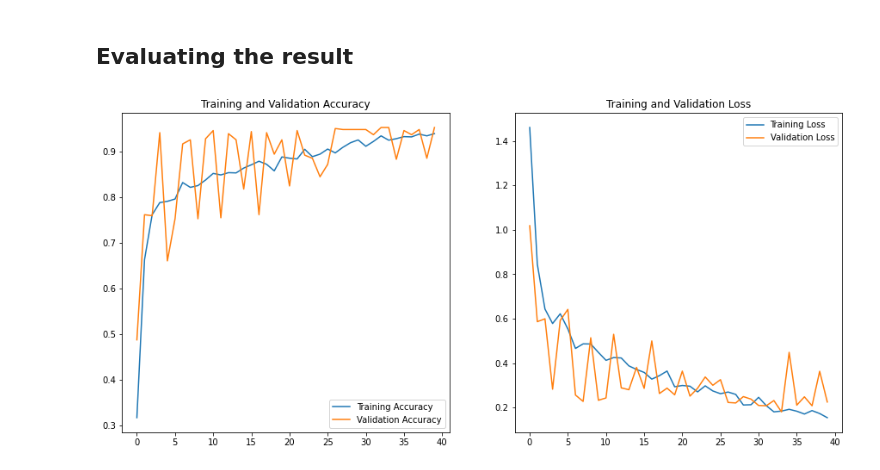
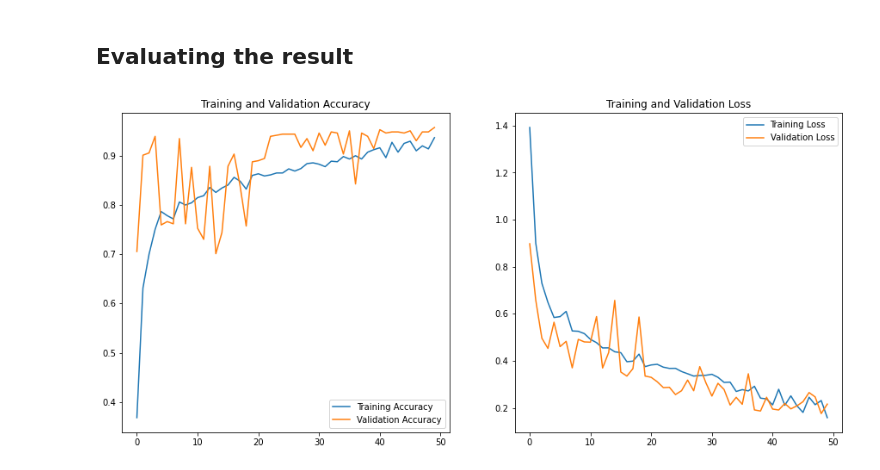
Before and after one commit to archihalder/Fruit-Classifier, a Jupyter notebook: Notebook/main.ipynb, the cells around one changed output. Drawn from its saved outputs; the diff is of its cells as text; code cells hidden in the pictures.

```diff
--- a/Notebook/main.ipynb
+++ b/Notebook/main.ipynb
@@ -11,7 +11,7 @@ from tensorflow.keras.preprocessing.image import ImageDataGenerator
 # %% [markdown]
 ## Loading the Dataset
 # %%
-main_dir = "/home/archihalder/Projects/Fruit Classifier/Classes"
+main_dir = "/home/archihalder/Projects/Fruit Classifier/Data"
 os.listdir(main_dir)
 # %% [output]
 ['test', 'train']
@@ -148,7 +148,7 @@ model.compile(optimizer = 'Adam',
 # %% [markdown]
 ## Training the Model
 # %%
-trained_model = model.fit(train_datagen, epochs=40,
+trained_model = model.fit(train_datagen, epochs=50,
                           batch_size = 32,
                           validation_data = val_datagen, verbose = 1)
 # %% [output]
@@ -221,23 +238,23 @@ Orange
 # %%
 acc = trained_model.history['accuracy']
 val_acc = trained_model.history['val_accuracy']
 loss = trained_model.history['loss']
 val_loss = trained_model.history['val_loss']
 
-epochs_range = range(40)
+epochs_range = range(50)
 
 plt.figure(figsize=(15, 15))
 plt.subplot(2, 2, 1)
 plt.plot(epochs_range, acc, label='Training Accuracy')
 plt.plot(epochs_range, val_acc, label='Validation Accuracy')
 plt.legend(loc='lower right')
 plt.title('Training and Validation Accuracy')
 
 plt.subplot(2, 2, 2)
 plt.plot(epochs_range, loss, label='Training Loss')
 plt.plot(epochs_range, val_loss, label='Validation Loss')
 plt.legend(loc='upper right')
 plt.title('Training and Validation Loss')
 plt.show()
 # %% [output]
-[figure, old version]
+[figure, new version]
```
Also changed, not shown: parts of 7 cells of this notebook.
